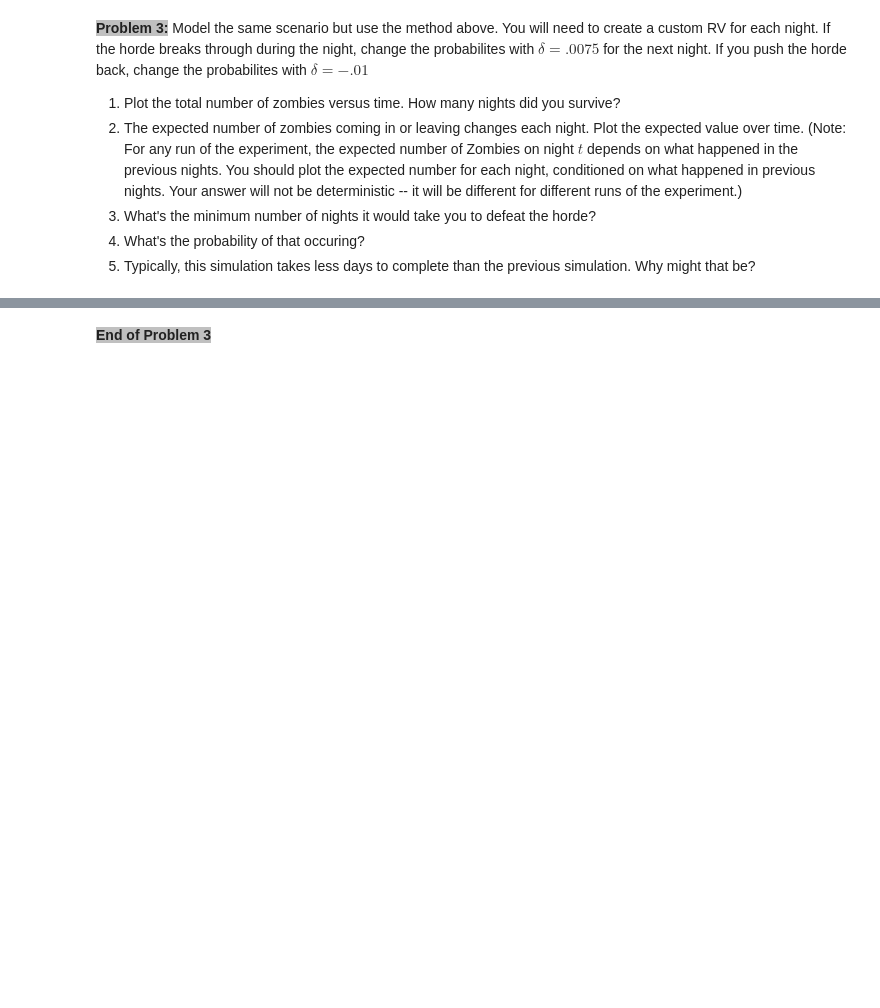
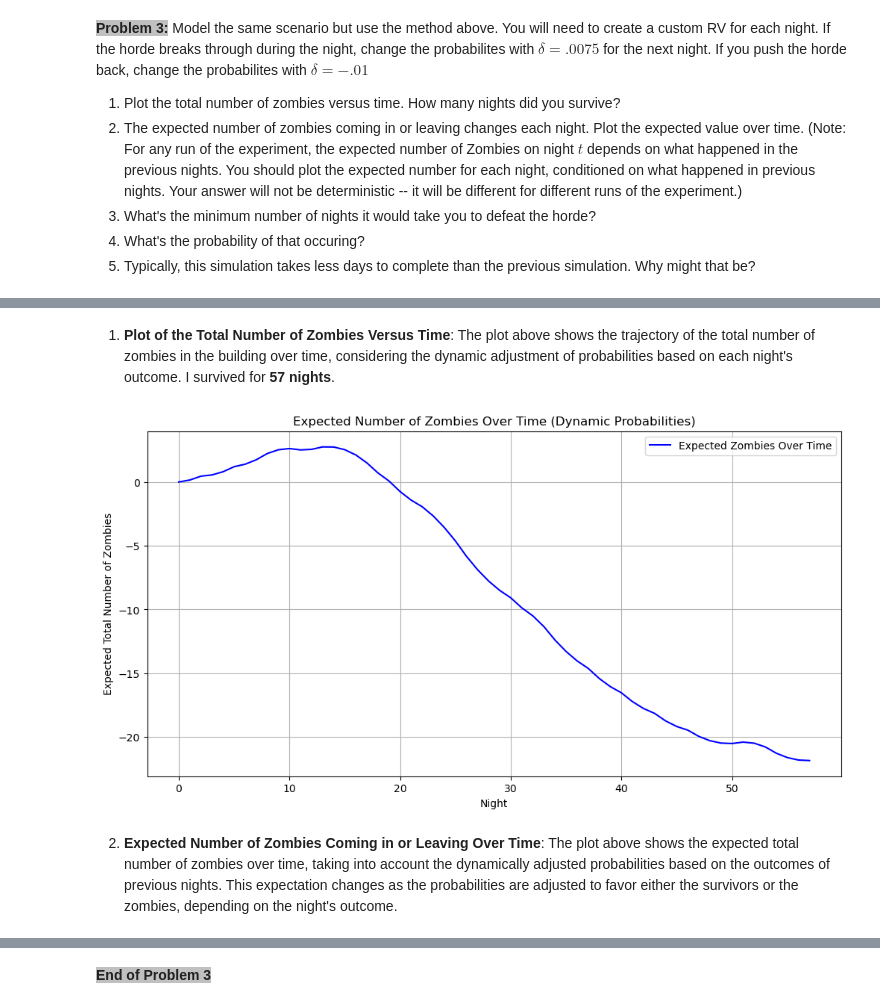
Before and after one commit to Everloom-129/ECE314_Probability_Lab, a Jupyter notebook: Lab 6/Lab 6.ipynb, the cells around one changed output, grey strips where cells are left out. Saved outputs shown, nothing was run; the diff lists cells and outputs as text; code cells hidden in the pictures; blank space fills up the shorter version.

```diff
--- a/Lab 6/Lab 6.ipynb
+++ b/Lab 6/Lab 6.ipynb
@@ -152,0 +272,19 @@ __Answer:__ (Your answer here)
+# %% [markdown]
+
+1. **Plot of the Total Number of Zombies Versus Time**: The plot above shows the trajectory of the total number of zombies in the building over time, considering the dynamic adjustment of probabilities based on each night's outcome. I survived for **57 nights**.
+# %%
+# Plotting the expected number of zombies vs. time
+plt.figure(figsize=(12, 6))
+plt.plot(expected_values_dynamic, 'b-', label='Expected Zombies Over Time')
+plt.title('Expected Number of Zombies Over Time (Dynamic Probabilities)')
+plt.xlabel('Night')
+plt.ylabel('Expected Total Number of Zombies')
+plt.legend()
+plt.grid(True)
+plt.show()
+# %% [output]
+[figure, added]
+# %% [markdown]
+
+
+2. **Expected Number of Zombies Coming in or Leaving Over Time**: The plot above shows the expected total number of zombies over time, taking into account the dynamically adjusted probabilities based on the outcomes of previous nights. This expectation changes as the probabilities are adjusted to favor either the survivors or the zombies, depending on the night's outcome.
```
Also changed, not shown: parts of 17 cells of this notebook.
